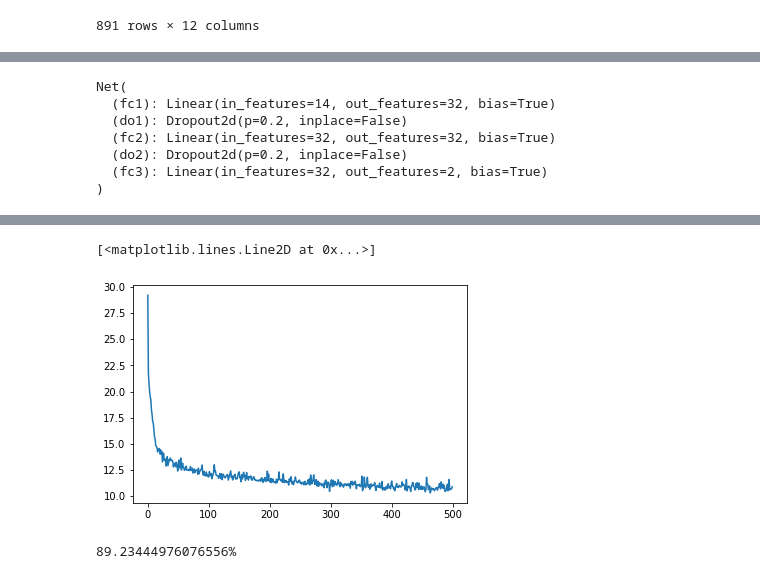
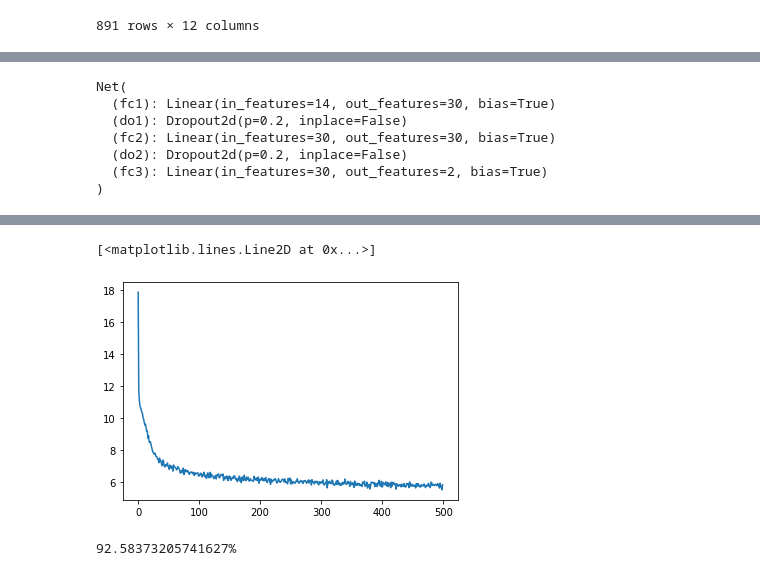
Before and after one commit to kojikojiprg/kaggle, a Jupyter notebook: titanic/src/titanic_pytorch.ipynb, the cells around one changed output, grey strips where cells are left out. Saved outputs shown, nothing was run; the diff lists cells and outputs as text; code cells hidden in the pictures.

```diff
--- a/titanic/src/titanic_pytorch.ipynb
+++ b/titanic/src/titanic_pytorch.ipynb
@@ -10,9 +42,11 @@ import torch.optim as optim
 from torch.autograd import Variable
 import torch.utils.data as data
 # %%
-train = pd.read_csv('../data/train.csv')
-test_x = pd.read_csv('../data/test.csv')
-test_y = pd.read_csv('../data/gender_submission.csv')
+# data_folder = '../data/'  # Local環境
+data_folder = ''    #Google Colab
+train = pd.read_csv(data_folder + 'train.csv')
+test_x = pd.read_csv(data_folder + 'test.csv')
+test_y = pd.read_csv(data_folder + 'gender_submission.csv')
 train
 # %% [output]
 |  | PassengerId | Survived | Pclass | Name | Sex | Age | SibSp | Parch | Ticket | Fare | ... |
@@ -148,15 +190,9 @@ def to_cuda(obj):
 # %%
-HIDDEN_SIZE = 32
+HIDDEN_SIZE = 30
 DROPOUT_P = 0.2
 EPOCH_NUM = 500
-BATCH_SIZE = 10
-input_size = len(train_x.columns)
-outpu_size = len(train_y.columns)
+BATCH_SIZE = 20
 
-train_x = torch.FloatTensor(np.array(train_x))
-train_x = to_cuda(train_x)
-train_y = torch.FloatTensor(np.array(train_y))
-train_y = to_cuda(train_y)
 train = data.TensorDataset(train_x, train_y)
 train_loader = data.DataLoader(train, batch_size=BATCH_SIZE, shuffle=True)
 
@@ -168,11 +204,11 @@ criterion = nn.MSELoss()
 optimizer = optim.SGD(net.parameters(), lr=0.01)
 # %% [output]
 Net(
-  (fc1): Linear(in_features=14, out_features=32, bias=True)
+  (fc1): Linear(in_features=14, out_features=30, bias=True)
   (do1): Dropout2d(p=0.2, inplace=False)
-  (fc2): Linear(in_features=32, out_features=32, bias=True)
+  (fc2): Linear(in_features=30, out_features=30, bias=True)
   (do2): Dropout2d(p=0.2, inplace=False)
-  (fc3): Linear(in_features=32, out_features=2, bias=True)
+  (fc3): Linear(in_features=30, out_features=2, bias=True)
 )
 # %%
 # 学習
@@ -191,7 +227,7 @@ for e in range(EPOCH_NUM):
 
     totalloss_log.append(total_loss)
 
-    if (e + 1) % 20 == 0:
+    if (e + 1) % 50 == 0:
         print('Epoch: %d | Total Loss: %d' % (e + 1, total_loss))
 
 plt.plot([i for i in range(len(totalloss_log))], totalloss_log)
@@ -216,5 +245,5 @@ Epoch: 500 | Total Loss: 10
 [<matplotlib.lines.Line2D at 0x...>]
-[figure, old version]
+[figure, new version]
 # %%
 test_x = torch.FloatTensor(np.array(test_x))
 test_x = to_cuda(test_x)
@@ -238,4 +267,4 @@ def calc_accuracy(result, target):
 accuracy = calc_accuracy(result.numpy(), test_y.squeeze().data.numpy())
 print('{}%'.format(accuracy))
 # %% [output]
-89.23444976076556%
+92.58373205741627%
```
Also changed, not shown: parts of 7 cells of this notebook.
